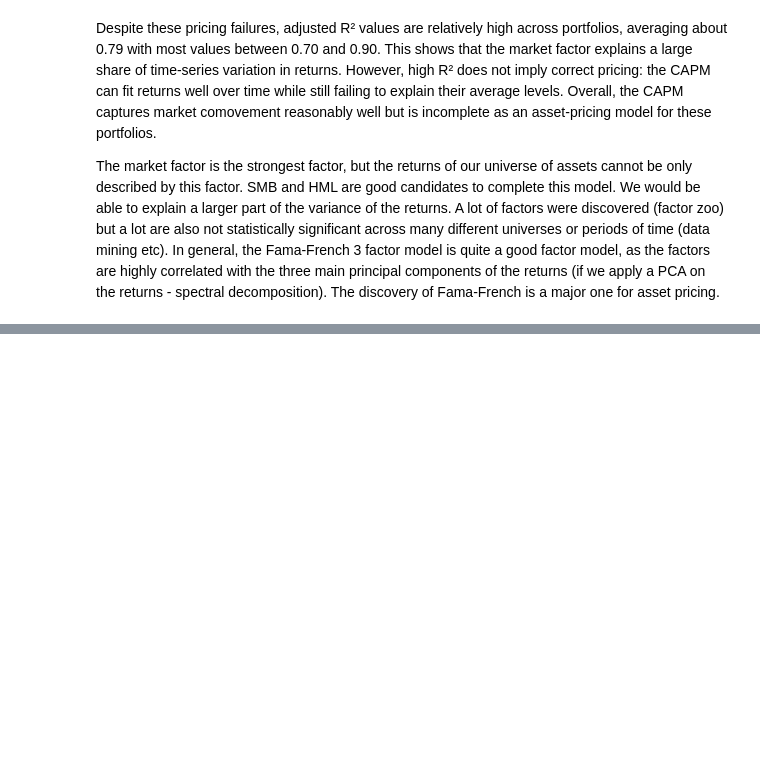
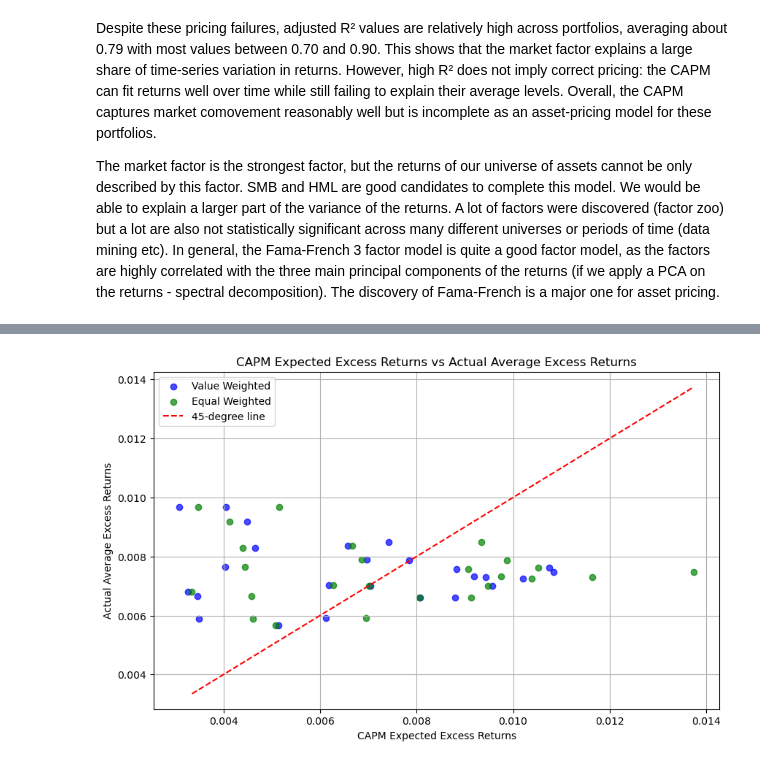
Before and after one commit to gabbitto257/asset-allocation-and-investment-strategies, a Jupyter notebook: Assignment 2/Assignment 2.ipynb, the cells around one changed output, grey strips where cells are left out. Saved outputs shown, nothing was run; the diff lists cells and outputs as text; code cells hidden in the pictures; blank space fills up the shorter version.

```diff
--- a/Assignment 2/Assignment 2.ipynb
+++ b/Assignment 2/Assignment 2.ipynb
@@ -103,12 +112,15 @@ df_port_vw = pd.read_csv(filepath_portfolios, skiprows=vw_idx+1, nrows=ew_idx-vw
 df_port_vw['Date'] = df_port_vw.iloc[:, 0].astype(str).str.strip()
 df_port_vw = df_port_vw[df_port_vw['Date'].str.match(r'^\d{6}$', na=False)]
 df_port_vw.index = pd.to_datetime(df_port_vw['Date'], format='%Y%m').dt.strftime('%Y-%m-%d')
+df_port_vw = to_num(df_port_vw)
+
 df_port_vw = df_port_vw.iloc[:, 1:-1] / 100
 
 df_port_ew = pd.read_csv(filepath_portfolios, skiprows=ew_idx+1, nrows=ew_idx-vw_idx-3)
 df_port_ew['Date'] = df_port_ew.iloc[:, 0].astype(str).str.strip()
 df_port_ew = df_port_ew[df_port_ew['Date'].str.match(r'^\d{6}$', na=False)]
 df_port_ew.index = pd.to_datetime(df_port_ew['Date'], format='%Y%m').dt.strftime('%Y-%m-%d')
+df_port_ew = to_num(df_port_ew)
 df_port_ew = df_port_ew.iloc[:, 1:-1] / 100 # it was again in percentage
 
 print(f"\nVW Monthly: {df_port_vw.shape}")
@@ -150,7 +162,9 @@ start, end = "1964-01-01", "1993-01-01"
 
 factors_6493 = slice_monthly(df_ff_monthly, start, end)
 vw_port_excess_6493 = slice_monthly(df_port_vw_excess, start, end)
-# ew_port_excess_6493 = slice_monthly(df_port_vw_excess, start, end)
+
+# BONUS : for equal-weighting
+ew_port_excess_6493 = slice_monthly(df_port_ew_excess, start, end)
 
 common_idx = factors_6493.index.intersection(vw_port_excess_6493.index)
 factors_6493 = factors_6493.loc[common_idx]
@@ -498,0 +519,13 @@ Name: adj_r2, dtype: float64
+# %%
+# Calculating the CAPM Excess Return
+
+# Finding the average rmrft
+average_rmrft = df_ff_monthly['Mkt-RF'].mean() # rmft comes from the "Mkt-RF" column in "F-F_Research_Data_Factors.csv"
+print(f"\nAverage Rmrft: {average_rmrft}")
+
+# Multiplying each portfolio's beta by the average rmrft
+df_results['CAPM_Excess_Return'] = df_results['beta'] * average_rmrft # CAPM Excess Return
+
+# Storing CAPM Excess Returns as a new variable
+capm_excess_returns = df_results['CAPM_Excess_Return']
+print(f"\n CAPM Excess Returns\n {capm_excess_returns.head()}")
@@ -498,0 +543,7 @@ Name: adj_r2, dtype: float64
+# %%
+# Calculating the average excess return for each portfolio
+average_df_port_vw_excess = vw_port_excess_6493.mean(axis=0)
+average_df_port_ew_excess = ew_port_excess_6493.mean(axis=0)
+
+print(f" Averages of Value Weighted Excess Returns\n{average_df_port_vw_excess.head()}")
+print(f"\nAverages of Equal Weighted Excess Returns\n{average_df_port_ew_excess.head()}")
@@ -498,0 +566,20 @@ Name: adj_r2, dtype: float64
+# %%
+# Plotting CAPM Expected Excess Returns vs Actual Average Excess Returns
+
+# Value Weighted
+plt.figure(figsize=(10, 6))
+
+plt.scatter(average_df_port_vw_excess, capm_excess_returns, alpha=0.7, color='blue') # Plotting Portfolios with CAPM vs Value Weighted Actual Returns
+plt.scatter(average_df_port_ew_excess, capm_excess_returns, alpha=0.7, color='green') # Plotting Portfolios with CAPM vs Equal Weighted Actual Returns
+plt.plot([average_df_port_ew_excess.min(), average_df_port_ew_excess.max()],
+         [average_df_port_ew_excess.min(), average_df_port_ew_excess.max()],
+         color='red', linestyle='--')
+
+plt.title('CAPM Expected Excess Returns vs Actual Average Excess Returns')
+plt.xlabel('CAPM Expected Excess Returns')
+plt.ylabel('Actual Average Excess Returns')
+plt.legend([ 'Value Weighted', 'Equal Weighted', '45-degree line'])
+plt.grid()
+plt.show()
+# %% [output]
+[figure, added]
```
Also changed, not shown: parts of 8 cells of this notebook.
